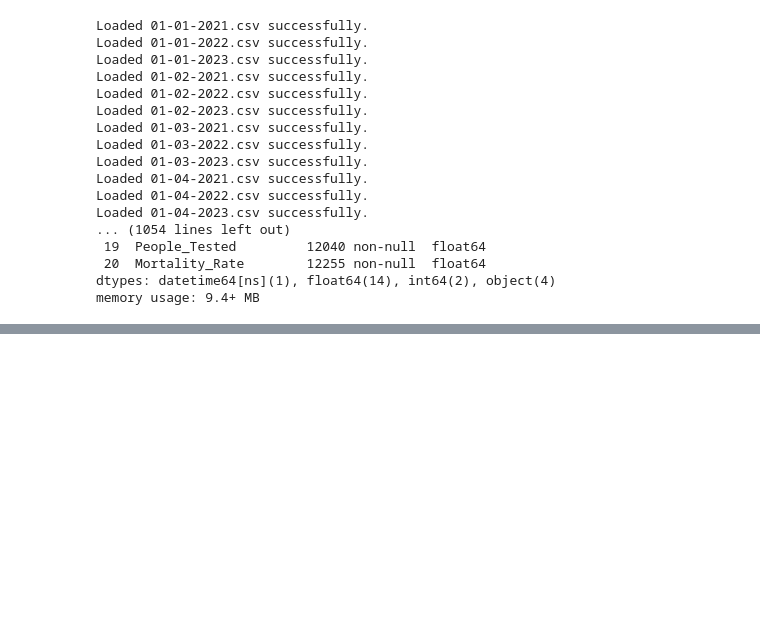
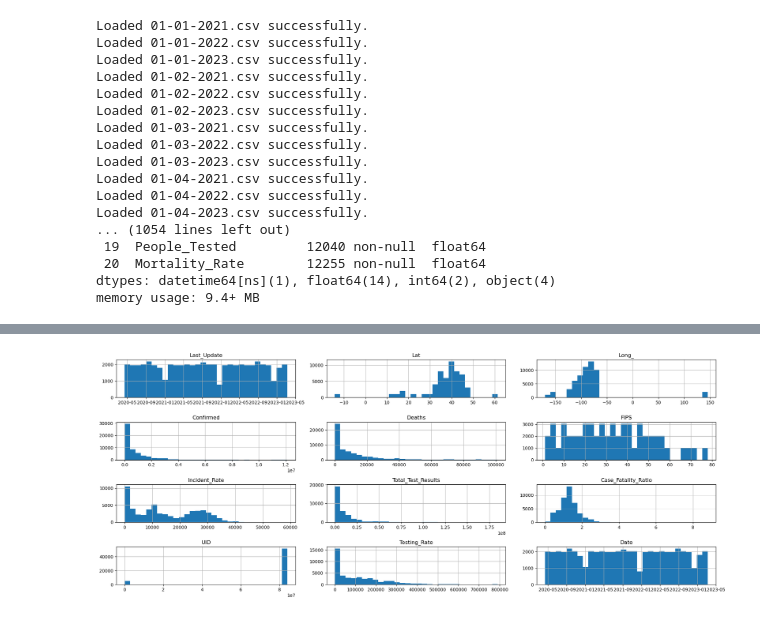
Before and after one commit to joshmatni/cs431-project, a Jupyter notebook: CS431COVID.ipynb, the cells around one changed output, grey strips where cells are left out. Drawn from its saved outputs; the diff is of its cells as text; code cells hidden in the pictures; blank space fills up the shorter version.

Commit message:
some data cleaning and EDA

```diff
--- a/CS431COVID.ipynb
+++ b/CS431COVID.ipynb
@@ -450,0 +423,5 @@ df.head()
+# %%
+df = pd.read_csv('us_covid_daily_reports.csv')
+df["Coordinates"] = list(zip(df["Lat"], df["Long_"]))
+df.head()
+df.info()
@@ -450,0 +546,3 @@ df.head()
+# %%
+#cleaning lat and long null values since not too many
+df_cleaned = df.dropna(subset=['Lat', 'Long_', 'Last_Update'])
@@ -450,0 +569,3 @@ df.head()
+# %%
+#drop columns with >70% missing values
+df_cleaned = df_cleaned.drop(columns=["People_Hospitalized", "Hospitalization_Rate", "People_Tested", "Mortality_Rate", "Recovered", "Active"])
@@ -450,0 +613,4 @@ df.head()
+# %%
+#convert data nd last_update to datetime objects for time-series analysis
+df_cleaned["Date"] = pd.to_datetime(df_cleaned["Date"])
+df_cleaned["Last_Update"] = pd.to_datetime(df_cleaned["Last_Update"])
@@ -450,0 +637,13 @@ df.head()
+# %%
+import matplotlib.pyplot as plt
+import seaborn as sns
+
+df = df_cleaned
+
+df.hist(figsize=(20, 8), bins=30)
+plt.tight_layout()
+plt.show()
+
+#distributions of the different numerical values to look for outliers
+# %% [output]
+[figure, added]
```
Also changed, not shown: parts of 17 cells of this notebook.
